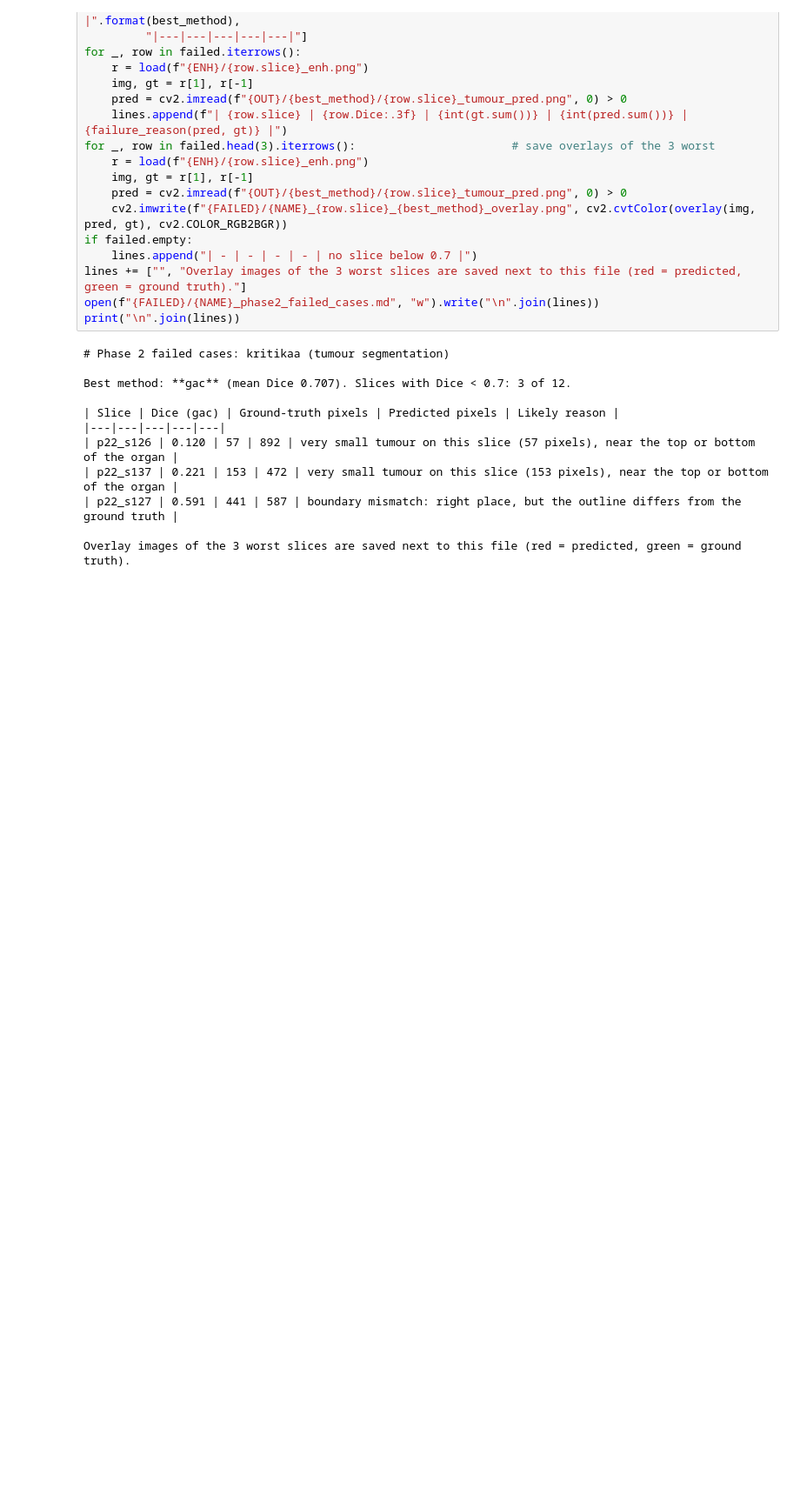
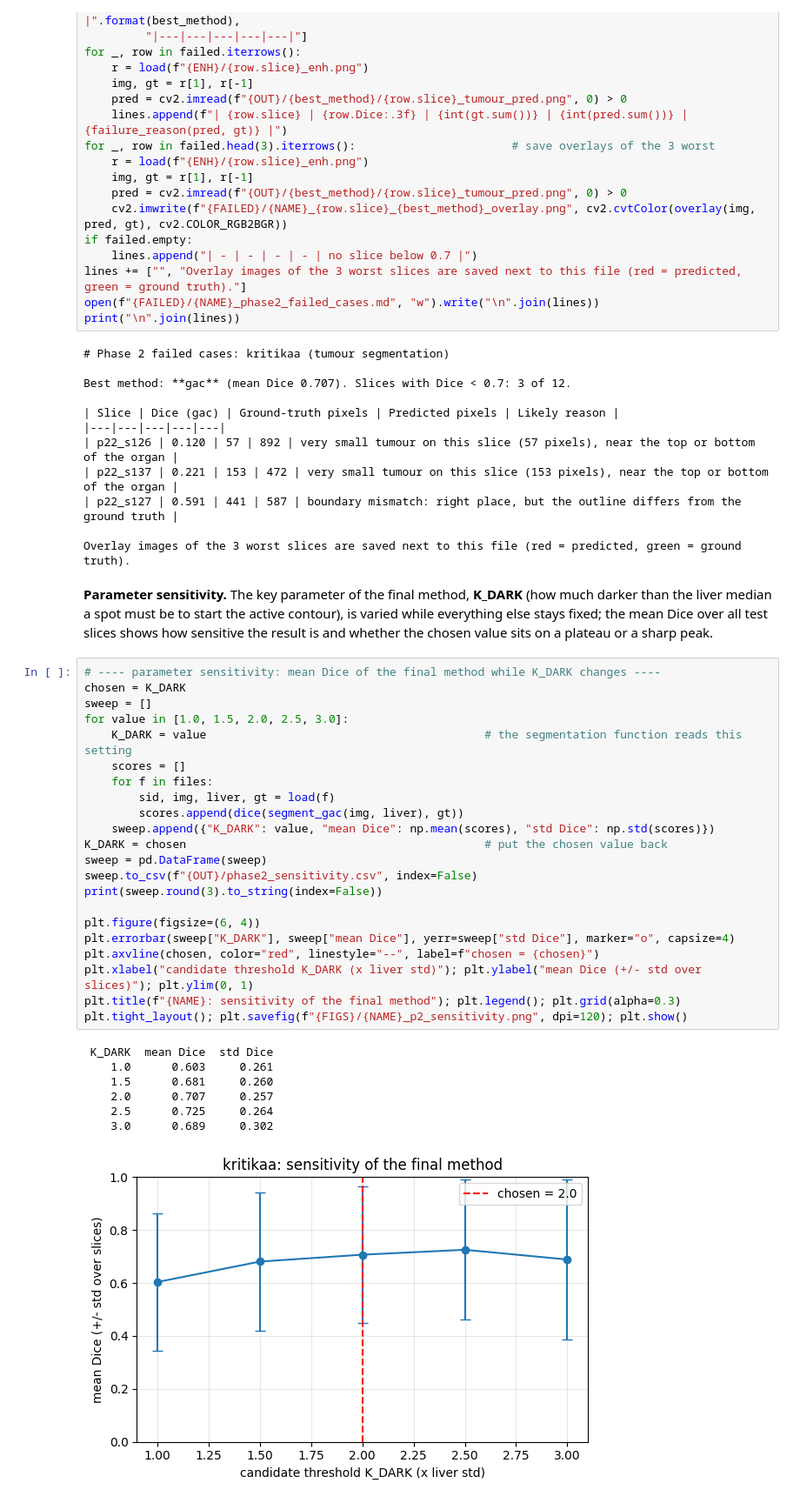
Before and after one commit to samasaeed-mv/imaging-assignment-, a Jupyter notebook: phase2/03_segmentation_kritikaa.ipynb, the cells around one changed output. Shown at 87% size. Saved outputs shown, nothing was run; the diff lists cells and outputs as text; blank space fills up the shorter version.

```diff
--- a/phase2/03_segmentation_kritikaa.ipynb
+++ b/phase2/03_segmentation_kritikaa.ipynb
@@ -332,3 +332,35 @@ Best method: **gac** (mean Dice 0.707). Slices with Dice < 0.7: 3 of 12.
 | p22_s127 | 0.591 | 441 | 587 | boundary mismatch: right place, but the outline differs from the ground truth |
 
 Overlay images of the 3 worst slices are saved next to this file (red = predicted, green = ground truth).
+# %% [markdown]
+**Parameter sensitivity.** The key parameter of the final method, **K_DARK** (how much darker than the liver median a spot must be to start the active contour), is varied while everything else stays fixed; the mean Dice over all test slices shows how sensitive the result is and whether the chosen value sits on a plateau or a sharp peak.
+# %%
+# ---- parameter sensitivity: mean Dice of the final method while K_DARK changes ----
+chosen = K_DARK
+sweep = []
+for value in [1.0, 1.5, 2.0, 2.5, 3.0]:
+    K_DARK = value                                         # the segmentation function reads this setting
+    scores = []
+    for f in files:
+        sid, img, liver, gt = load(f)
+        scores.append(dice(segment_gac(img, liver), gt))
+    sweep.append({"K_DARK": value, "mean Dice": np.mean(scores), "std Dice": np.std(scores)})
+K_DARK = chosen                                            # put the chosen value back
+sweep = pd.DataFrame(sweep)
+sweep.to_csv(f"{OUT}/phase2_sensitivity.csv", index=False)
+print(sweep.round(3).to_string(index=False))
+
+plt.figure(figsize=(6, 4))
+plt.errorbar(sweep["K_DARK"], sweep["mean Dice"], yerr=sweep["std Dice"], marker="o", capsize=4)
+plt.axvline(chosen, color="red", linestyle="--", label=f"chosen = {chosen}")
+plt.xlabel("candidate threshold K_DARK (x liver std)"); plt.ylabel("mean Dice (+/- std over slices)"); plt.ylim(0, 1)
+plt.title(f"{NAME}: sensitivity of the final method"); plt.legend(); plt.grid(alpha=0.3)
+plt.tight_layout(); plt.savefig(f"{FIGS}/{NAME}_p2_sensitivity.png", dpi=120); plt.show()
+# %% [output]
+ K_DARK  mean Dice  std Dice
+    1.0      0.603     0.261
+    1.5      0.681     0.260
+    2.0      0.707     0.257
+    2.5      0.725     0.264
+    3.0      0.689     0.302
+[figure, added]
```
Also changed, not shown: 11 other files.
